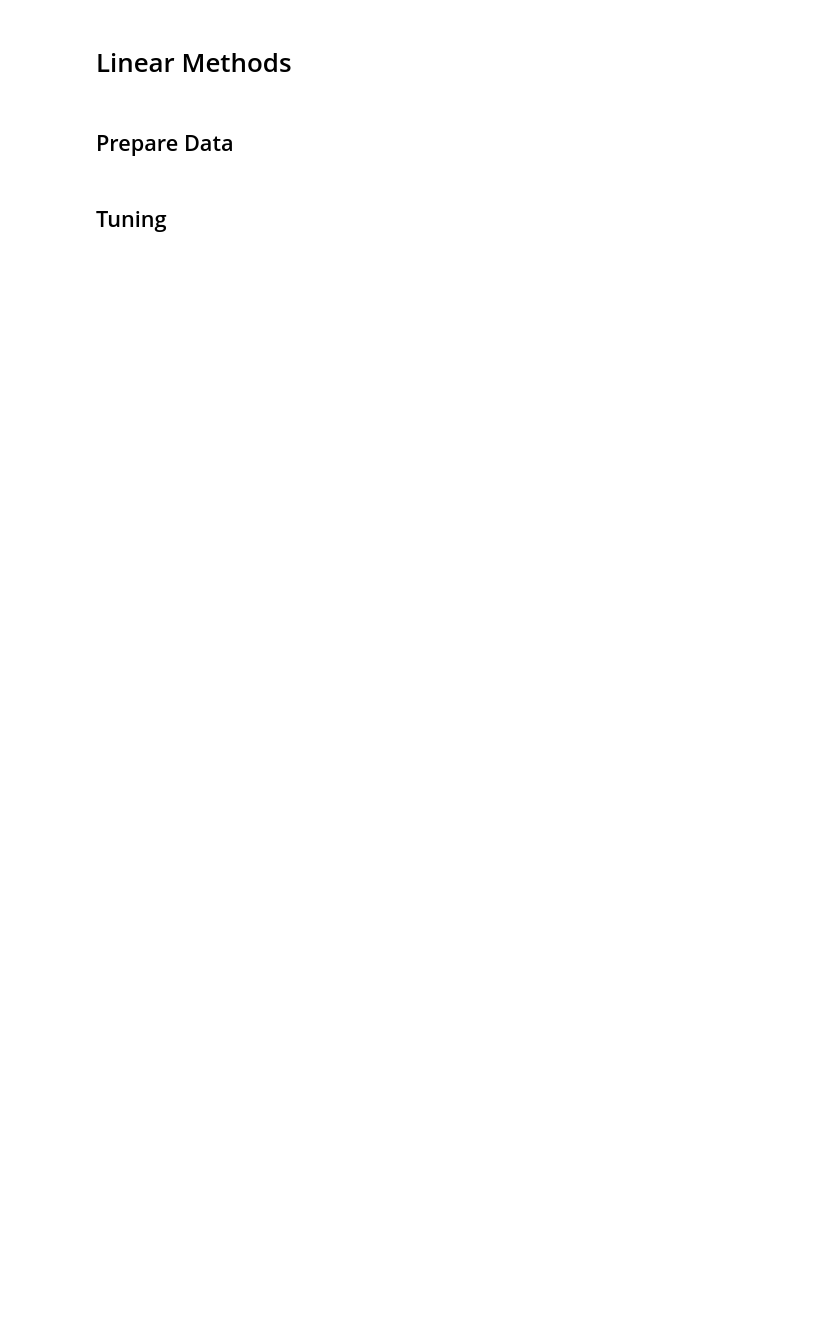
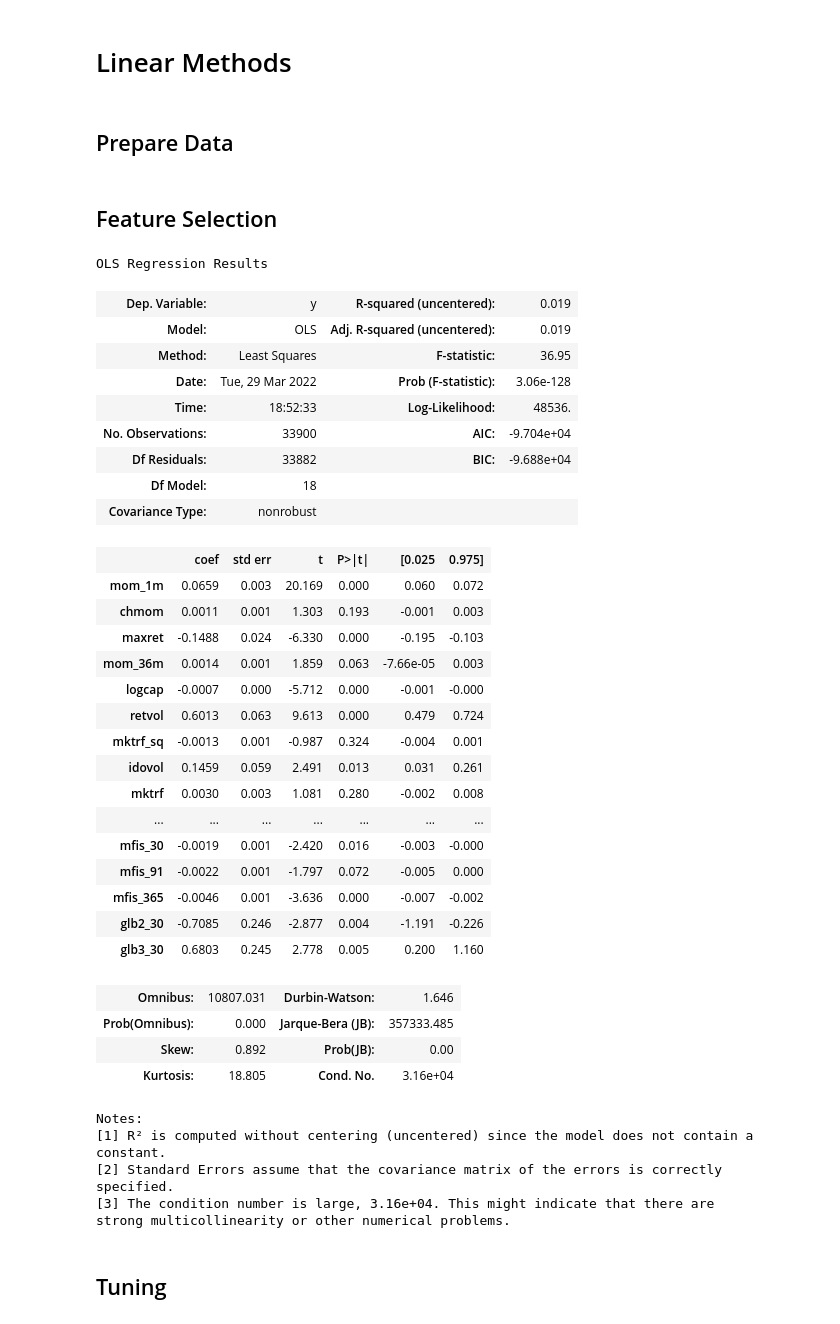
Before and after one commit to iewaij/qs, a Jupyter notebook: linear.ipynb, the cells around one changed output. Cells and saved outputs as stored; diff of their text form; code cells hidden in the pictures; blank space fills up the shorter version.

```diff
--- a/linear.ipynb
+++ b/linear.ipynb
@@ -22,3 +130,5 @@ optionmetrics = pd.read_parquet("./data/optionmetrics.parquet")
 # %%
 factor = calc_factor(crsp, famafrench, mfis, glb, "W-FRI")
 ret = calc_return(crsp, famafrench, "W-FRI")
+# %% [markdown]
+## Feature Selection
@@ -25,3 +137,43 @@ ret = calc_return(crsp, famafrench, "W-FRI")
+# %%
+X = factor["2000-01-01":"2012-12-31"].drop(columns=["mom_12m", "turn", "turn_std", "ill", "dolvol", "mom", "mfis_182", "mfis_273"])
+y = ret.shift(-1).loc["2000-01-01":"2012-12-31"]
+sm.OLS(endog=y, exog=X).fit().summary()
+# %% [output]
+OLS Regression Results
+| Dep. Variable: | y | R-squared (uncentered): | 0.019 |
+| Model: | OLS | Adj. R-squared (uncentered): | 0.019 |
+| Method: | Least Squares | F-statistic: | 36.95 |
+| Date: | Tue, 29 Mar 2022 | Prob (F-statistic): | 3.06e-128 |
+| Time: | 18:52:33 | Log-Likelihood: | 48536. |
+| No. Observations: | 33900 | AIC: | -9.704e+04 |
+| Df Residuals: | 33882 | BIC: | -9.688e+04 |
+| Df Model: | 18 |  |  |
+| Covariance Type: | nonrobust |  |  |
+|  | coef | std err | t | P>|t| | [0.025 | 0.975] |
+| mom_1m | 0.0659 | 0.003 | 20.169 | 0.000 | 0.060 | 0.072 |
+| chmom | 0.0011 | 0.001 | 1.303 | 0.193 | -0.001 | 0.003 |
+| maxret | -0.1488 | 0.024 | -6.330 | 0.000 | -0.195 | -0.103 |
+| mom_36m | 0.0014 | 0.001 | 1.859 | 0.063 | -7.66e-05 | 0.003 |
+| logcap | -0.0007 | 0.000 | -5.712 | 0.000 | -0.001 | -0.000 |
+| retvol | 0.6013 | 0.063 | 9.613 | 0.000 | 0.479 | 0.724 |
+| mktrf_sq | -0.0013 | 0.001 | -0.987 | 0.324 | -0.004 | 0.001 |
+| idovol | 0.1459 | 0.059 | 2.491 | 0.013 | 0.031 | 0.261 |
+| mktrf | 0.0030 | 0.003 | 1.081 | 0.280 | -0.002 | 0.008 |
+| ... | ... | ... | ... | ... | ... | ... |
+| mfis_30 | -0.0019 | 0.001 | -2.420 | 0.016 | -0.003 | -0.000 |
+| mfis_91 | -0.0022 | 0.001 | -1.797 | 0.072 | -0.005 | 0.000 |
+| mfis_365 | -0.0046 | 0.001 | -3.636 | 0.000 | -0.007 | -0.002 |
+| glb2_30 | -0.7085 | 0.246 | -2.877 | 0.004 | -1.191 | -0.226 |
+| glb3_30 | 0.6803 | 0.245 | 2.778 | 0.005 | 0.200 | 1.160 |
+| Omnibus: | 10807.031 | Durbin-Watson: | 1.646 |
+| Prob(Omnibus): | 0.000 | Jarque-Bera (JB): | 357333.485 |
+| Skew: | 0.892 | Prob(JB): | 0.00 |
+| Kurtosis: | 18.805 | Cond. No. | 3.16e+04 |
+Notes:
+[1] R² is computed without centering (uncentered) since the model does not contain a constant.
+[2] Standard Errors assume that the covariance matrix of the errors is correctly specified.
+[3] The condition number is large, 3.16e+04. This might indicate that there are
+strong multicollinearity or other numerical problems.
 # %% [markdown]
 ## Tuning
 # %%
```
Also changed, not shown: parts of 14 cells of this notebook, 2 other files.
